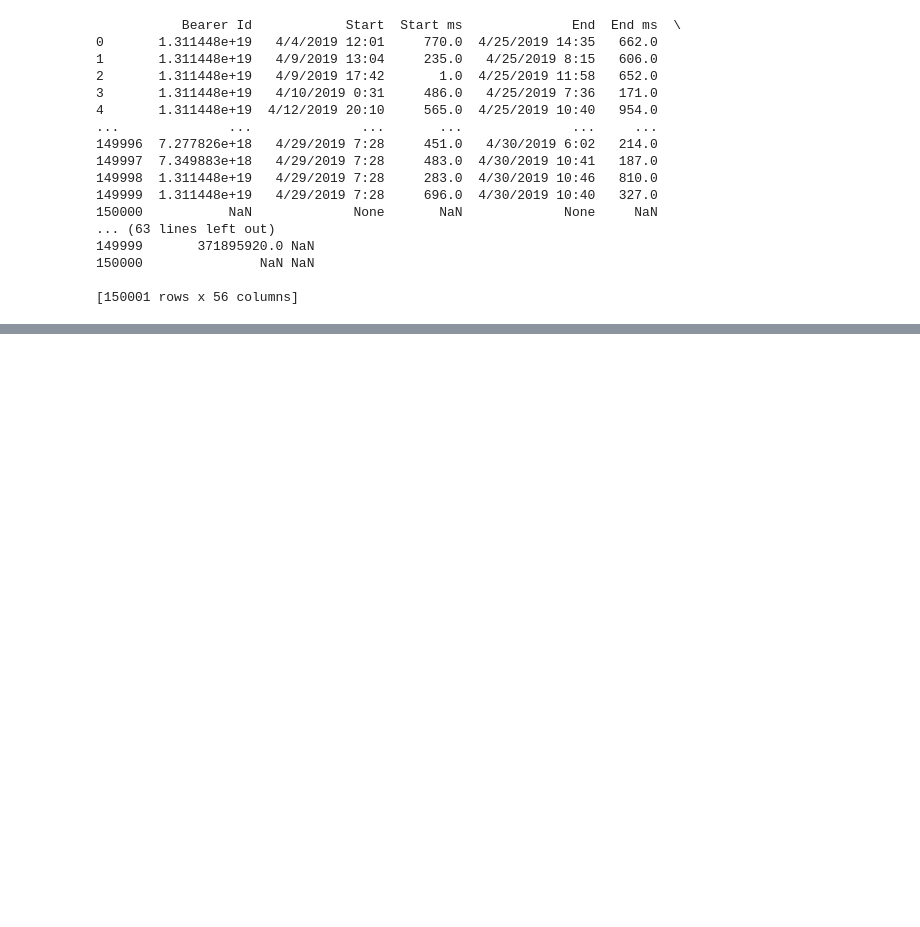
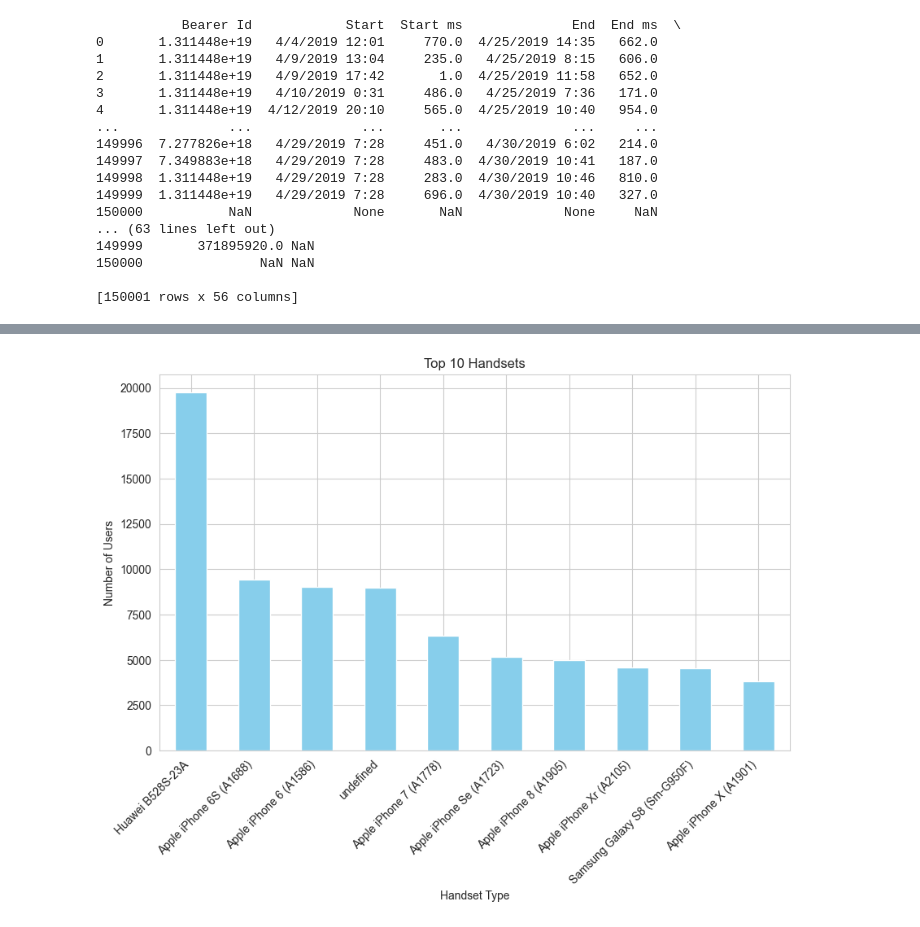
Before and after one commit to trynursalme/KAIM-Week2, a Jupyter notebook: Tellco_Project/notebooks/user-overview.ipynb, the cells around one changed output, grey strips where cells are left out. Saved outputs shown, nothing was run; the diff lists cells and outputs as text; code cells hidden in the pictures; blank space fills up the shorter version.

```diff
--- a/Tellco_Project/notebooks/user-overview.ipynb
+++ b/Tellco_Project/notebooks/user-overview.ipynb
@@ -265,17 +89,0 @@ Index(['xdr_sessions', 'session_duration', 'total_download_data',
-# %%
-# Applications to analyze
-applications = ['social_media_MB', 'google_MB', 'email_MB', 'youtube_MB', 'netflix_MB', 'gaming_MB', 'other_MB']
-
-# Set up the plot style and figure size
-sns.set_style("whitegrid")
-fig, axes = plt.subplots(4, 2, figsize=(14, 12))
-
-# Plot each application data vs. total_data_volume
-for i, app in enumerate(applications):
-    sns.scatterplot(x=aggregated_data[app], y=aggregated_data['total_MB_volume'], ax=axes[i//2, i%2])
-    axes[i//2, i%2].set_title(f'{app} vs Total MB Volume', fontsize=14)
-    axes[i//2, i%2].set_xlabel(app, fontsize=12)
-    axes[i//2, i%2].set_ylabel('Total Data Volume (MB)', fontsize=12)
-
-plt.tight_layout()
-plt.show()
@@ -430,2 +89,0 @@ total_MB_volume        NaN       NaN              1.0
-# %%
-df.interpolate(method='linear', inplace=True)
@@ -754,0 +125,12 @@ KeyError: "Column(s) ['Bearer Id'] do not exist"
+# %%
+df.dropna(subset=['Start', 'End'], inplace=True)
+df['Start'].fillna(method='ffill', inplace=True)
+df['End'].fillna(method='ffill', inplace=True)
+# last Location name missing value
+df['Last Location Name'].fillna('Unknown', inplace=True)
+df['Handset Manufacturer'].fillna(df['Handset Manufacturer'].mode()[0], inplace=True)
+df['Handset Type'].fillna(df['Handset Type'].mode()[0], inplace=True)
+df.dropna(subset=['Handset Manufacturer', 'Handset Type'], inplace=True)
+# Recheck for missing values
+missing_values_after = df.isnull().sum()
+print(missing_values_after)
@@ -754,0 +206,16 @@ KeyError: "Column(s) ['Bearer Id'] do not exist"
+# %%
+# Count the occurrences of each handset type
+top_handsets = df['Handset Type'].value_counts().head(10)
+# %%
+import matplotlib.pyplot as plt
+
+# Bar chart
+plt.figure(figsize=(10, 6))
+top_handsets.plot(kind='bar', color='skyblue')
+plt.title('Top 10 Handsets')
+plt.xlabel('Handset Type')
+plt.ylabel('Number of Users')
+plt.xticks(rotation=45, ha='right')
+plt.show()
+# %% [output]
+[figure, added]
```
Also changed, not shown: parts of 64 cells of this notebook.
